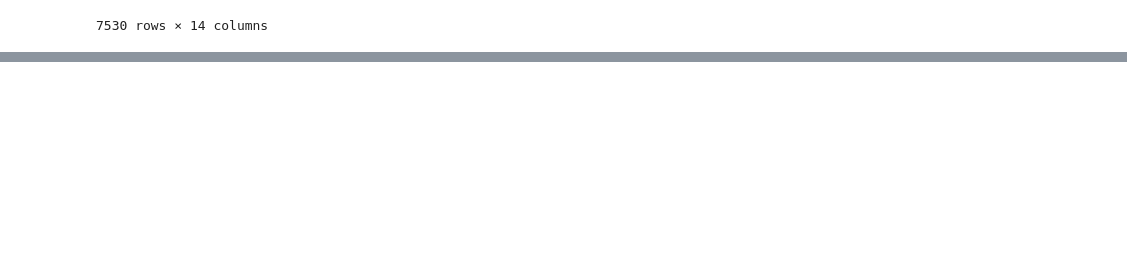
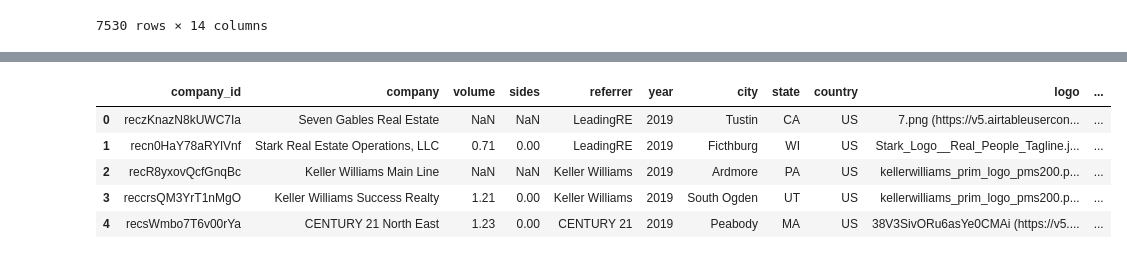
Before and after one commit to altos-research/housingwire-rt, a Jupyter notebook: EDA.ipynb, the cells around one changed output, grey strips where cells are left out. Saved outputs shown, nothing was run; the diff lists cells and outputs as text; code cells hidden in the pictures; blank space fills up the shorter version.

```diff
--- a/EDA.ipynb
+++ b/EDA.ipynb
@@ -138,0 +174,9 @@ _ = plt.show()
+# %%
+df.head()
+# %% [output]
+|  | company_id | company | volume | sides | referrer | year | city | state | country | logo | ... |
+| 0 | reczKnazN8kUWC7Ia | Seven Gables Real Estate | NaN | NaN | LeadingRE | 2019 | Tustin | CA | US | 7.png (https://v5.airtableusercon... | ... |
+| 1 | recn0HaY78aRYlVnf | Stark Real Estate Operations, LLC | 0.71 | 0.00 | LeadingRE | 2019 | Ficthburg | WI | US | Stark_Logo__Real_People_Tagline.j... | ... |
+| 2 | recR8yxovQcfGnqBc | Keller Williams Main Line | NaN | NaN | Keller Williams | 2019 | Ardmore | PA | US | kellerwilliams_prim_logo_pms200.p... | ... |
+| 3 | reccrsQM3YrT1nMgO | Keller Williams Success Realty | 1.21 | 0.00 | Keller Williams | 2019 | South Ogden | UT | US | kellerwilliams_prim_logo_pms200.p... | ... |
+| 4 | recsWmbo7T6v00rYa | CENTURY 21 North East | 1.23 | 0.00 | CENTURY 21 | 2019 | Peabody | MA | US | 38V3SivORu6asYe0CMAi (https://v5.... | ... |
```
Also changed, not shown: parts of 3 cells of this notebook.
